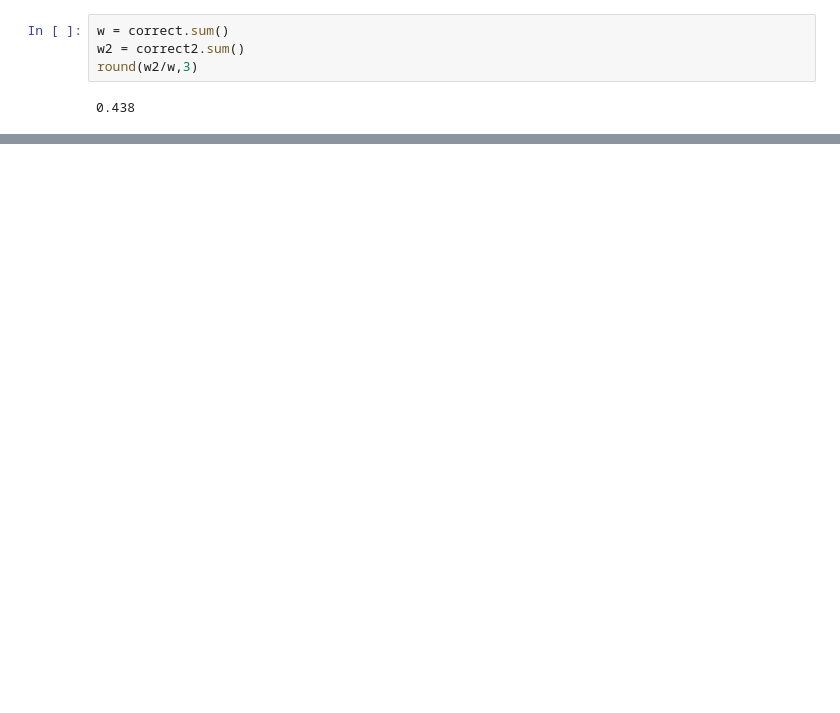
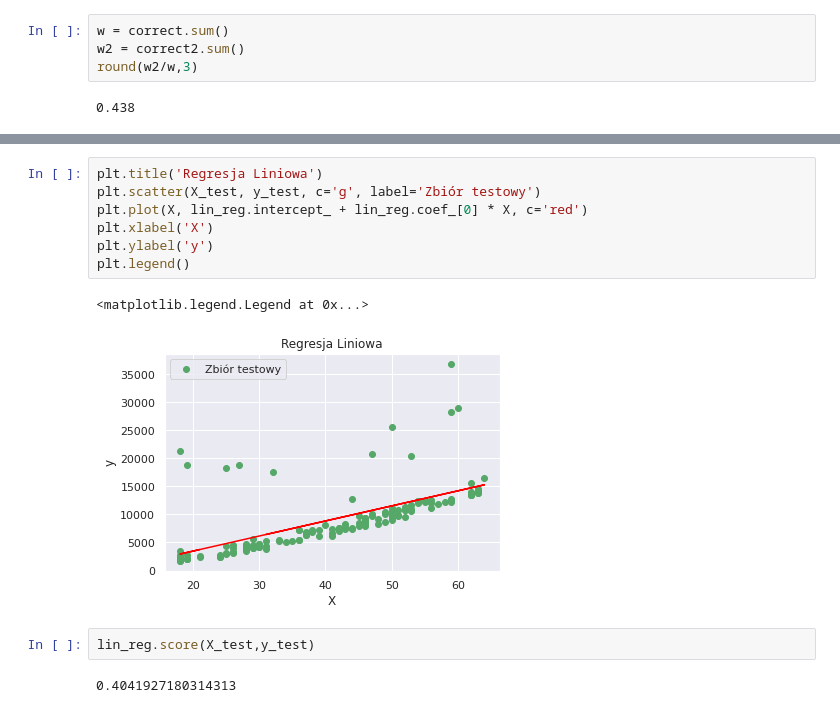
Before and after one commit to GKurek94/Data-Science-projects, a Jupyter notebook: Insurance.ipynb, the cells around one changed output, grey strips where cells are left out. Drawn from its saved outputs; the diff is of its cells as text; blank space fills up the shorter version.

```diff
--- a/Insurance.ipynb
+++ b/Insurance.ipynb
@@ -108,0 +171,14 @@ Ciekawą zależnością jest spadek ilości opłat wraz z rosnącą ilością po
+# %%
+plt.title('Regresja Liniowa')
+plt.scatter(X_test, y_test, c='g', label='Zbiór testowy')
+plt.plot(X, lin_reg.intercept_ + lin_reg.coef_[0] * X, c='red')
+plt.xlabel('X')
+plt.ylabel('y')
+plt.legend()
+# %% [output]
+<matplotlib.legend.Legend at 0x...>
+[figure, added]
+# %%
+lin_reg.score(X_test,y_test)
+# %% [output]
+0.4041927180314313
```
Also changed, not shown: parts of 8 cells of this notebook.
